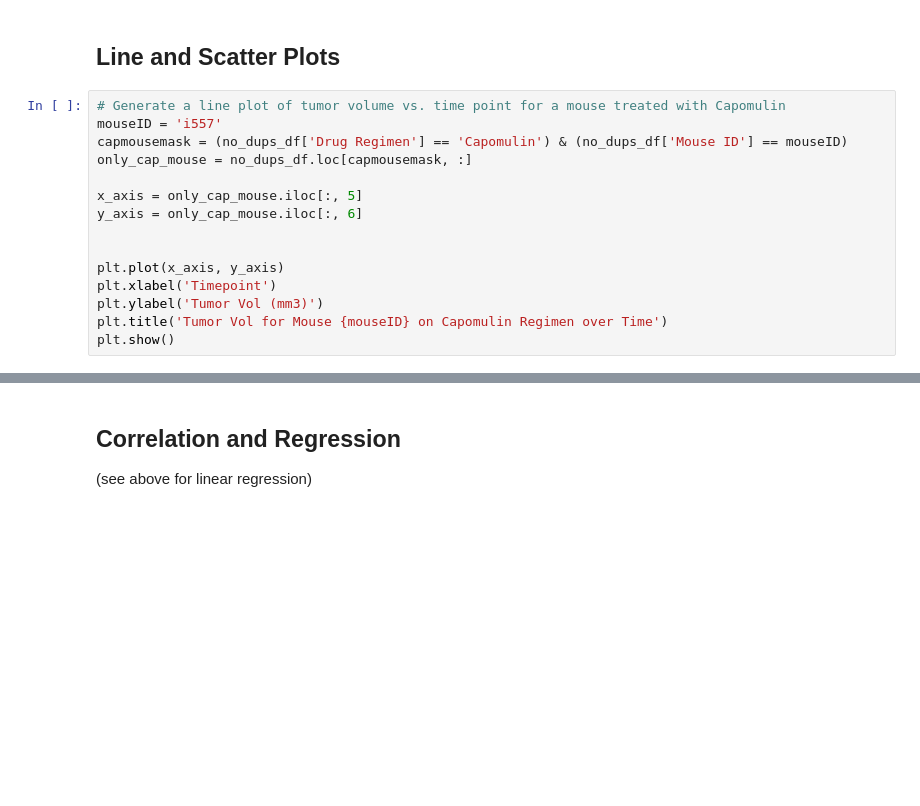
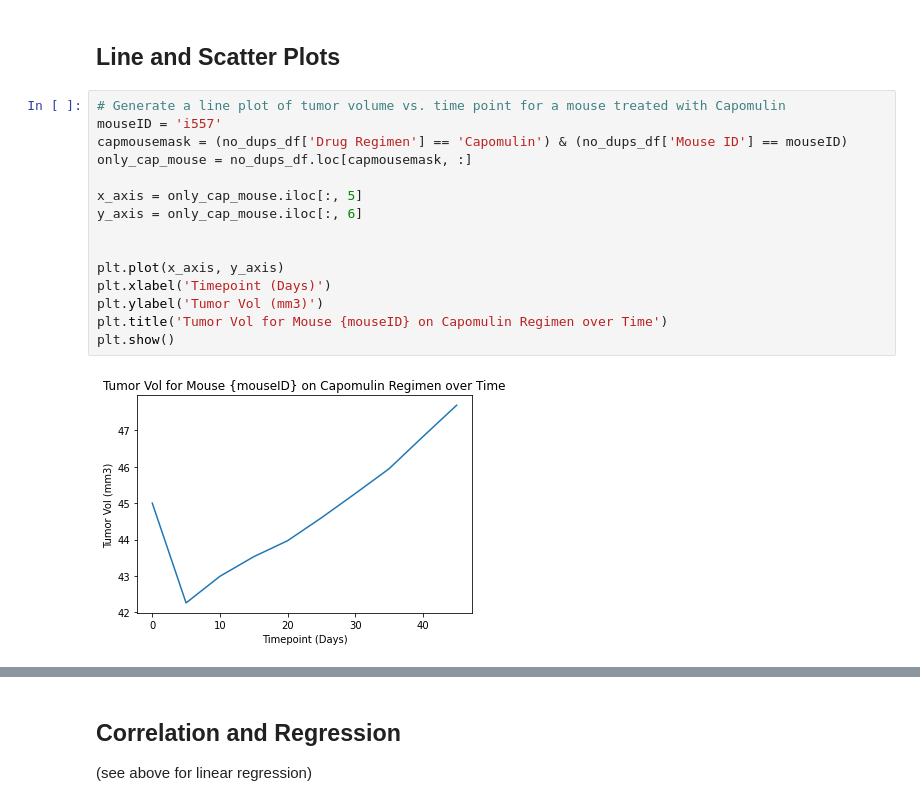
Before and after one commit to sarahDH615/matplotlib_challenge, a Jupyter notebook: pymaceuticals_starter_edited.ipynb, the cells around one changed output, grey strips where cells are left out. Cells and saved outputs as stored; diff of their text form; blank space fills up the shorter version.

```diff
--- a/pymaceuticals_starter_edited.ipynb
+++ b/pymaceuticals_starter_edited.ipynb
@@ -373,18 +437,20 @@ ax.set_title('Drug Regimen Final Tumor Size ')
 # %%
 # Generate a line plot of tumor volume vs. time point for a mouse treated with Capomulin
 mouseID = 'i557'
 capmousemask = (no_dups_df['Drug Regimen'] == 'Capomulin') & (no_dups_df['Mouse ID'] == mouseID)
 only_cap_mouse = no_dups_df.loc[capmousemask, :]
 
 x_axis = only_cap_mouse.iloc[:, 5]
 y_axis = only_cap_mouse.iloc[:, 6]
 
 
 plt.plot(x_axis, y_axis)
-plt.xlabel('Timepoint')
+plt.xlabel('Timepoint (Days)')
 plt.ylabel('Tumor Vol (mm3)')
 plt.title('Tumor Vol for Mouse {mouseID} on Capomulin Regimen over Time')
 plt.show()
+# %% [output]
+[figure, added]
 # %%
 # Generate a scatter plot of average tumor volume vs. mouse weight for the Capomulin regimen
 capmask = (no_dups_df['Drug Regimen'] == 'Capomulin')
```
Also changed, not shown: parts of 11 cells of this notebook.
